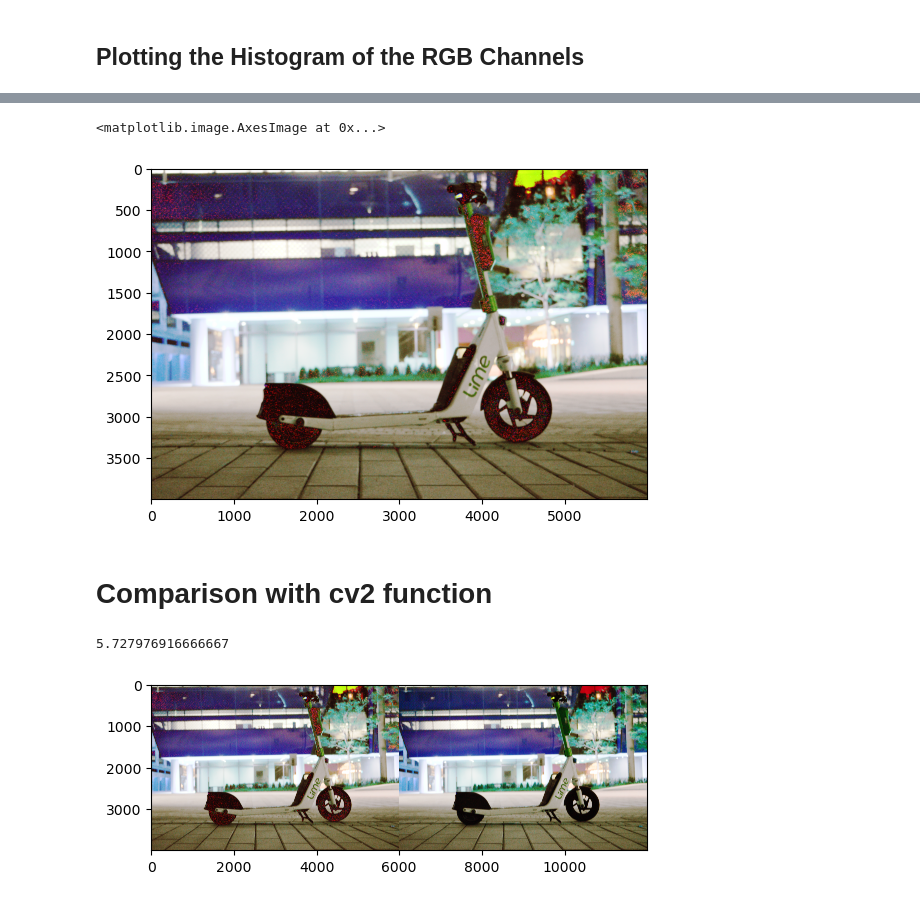
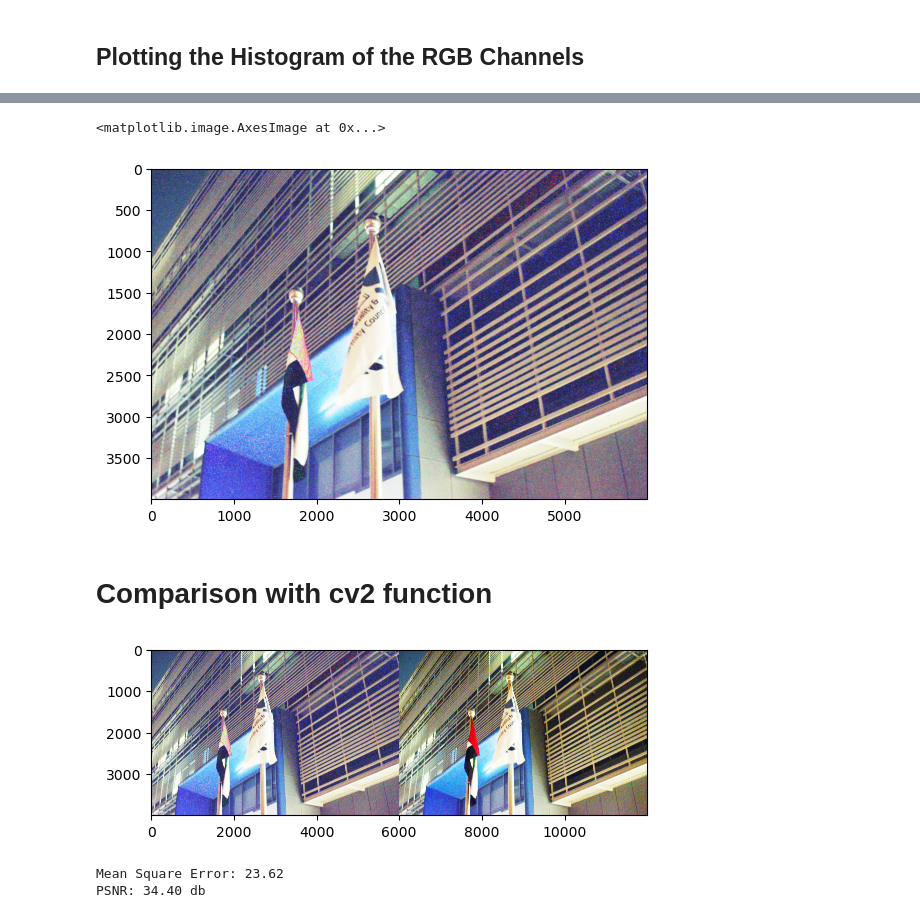
Before and after one commit to abdulahadbutt/CV701-Assignment1, a Jupyter notebook: main.ipynb, the cells around one changed output, grey strips where cells are left out. Cells and saved outputs as stored; diff of their text form; code cells hidden in the pictures.

```diff
--- a/main.ipynb
+++ b/main.ipynb
@@ -8,8 +8,11 @@ Histogram equalization is a technique for adjusting image intensities to enhance
 import matplotlib.pyplot as plt
 import cv2
 
-img = cv2.imread('data/DSC_0185.JPG')
-
+# img = cv2.imread('data/DSC_0185.JPG')
+# img = cv2.imread('data/DSC_0214.JPG')
+# img = cv2.imread('data/DSC_0253.JPG')
+img = cv2.imread('data/DSC_0232.JPG')
+img = cv2.cvtColor(img, cv2.COLOR_BGR2RGB)
 plt.imshow(img)
 plt.show()
 img.shape
@@ -116,27 +124,46 @@ out[:, :, 2] = blue_equalized_channel
 plt.imshow(out)
 # %% [output]
 <matplotlib.image.AxesImage at 0x...>
-[figure, old version]
+[figure, new version]
 # %% [markdown]
 # Comparison with cv2 function
 # %%
 def equalize_histogram_cv(img:np.ndarray):
     out = np.zeros(img.shape, dtype='uint8')
     for i in range(3):
         out[:, :, i] = cv2.equalizeHist(img[:, :, i])
 
     return out
 
 
 # equ = cv2.equalizeHist(cv2.imread('The_dress_blueblackwhitegold.jpg', cv2.IMREAD_GRAYSCALE))
 # equ = cv2.equalizeHist(green_channel_img)
-equ = equalize_histogram_cv(img)
+cv2_result = equalize_histogram_cv(img)
 
 # equ = equalize_histogram_cv(img)
-res = np.hstack((out,equ))
+res = np.hstack((out,cv2_result))
 plt.imshow(res)
-
-np.square(equ - out).mean()
+plt.show()
 # %% [output]
-5.727976916666667
-[figure, old version]
+[figure, new version]
+# %%
+from math import log10, sqrt
+
+def mean_squared_error(x1, x2):
+    return np.mean(np.square(x1 - x2))
+
+
+def psnr(x1, x2):
+    mse = mean_squared_error(x1, x2)
+    if(mse == 0):
+        return 100
+    max_pixel = 255.0
+    psnr = 20 * log10(max_pixel / sqrt(mse))
+    return psnr
+
+
+print(f'Mean Square Error: {mean_squared_error(out, cv2_result):.2f}')
+print(f'PSNR: {psnr(out, cv2_result):.2f} db')
+# %% [output]
+Mean Square Error: 23.62
+PSNR: 34.40 db
```
Also changed, not shown: parts of 9 cells of this notebook, 3 other files.
